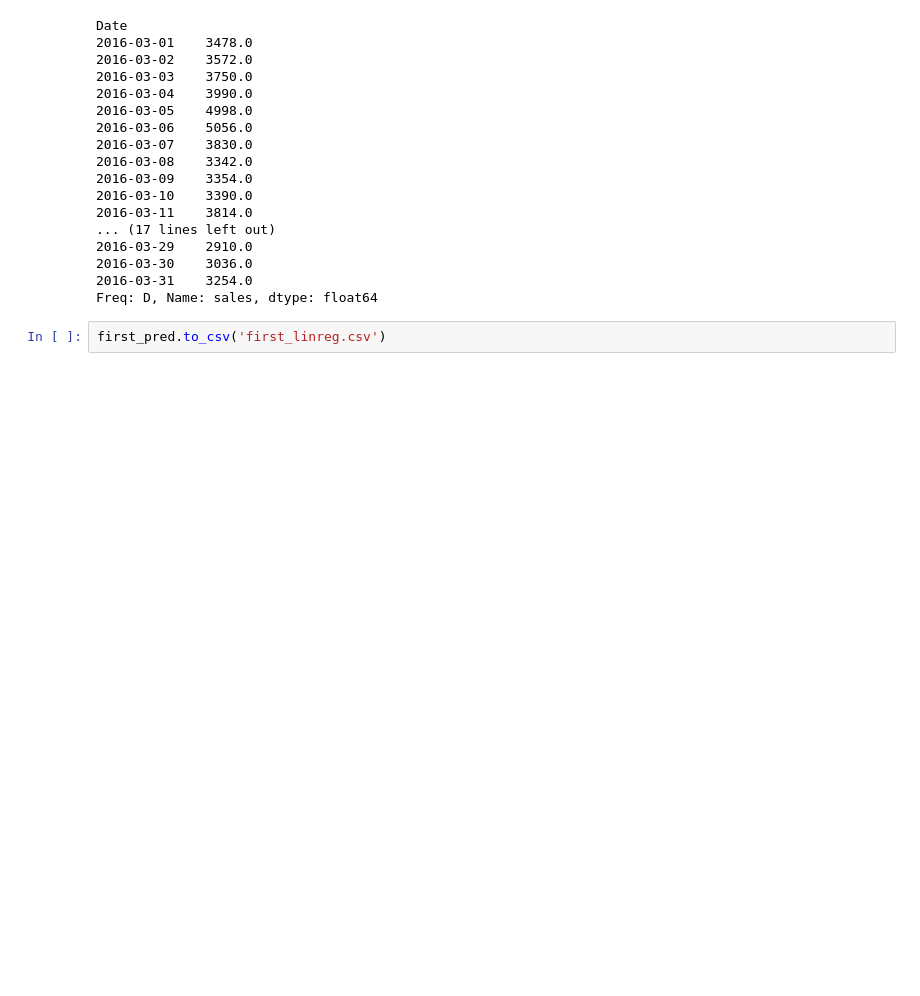
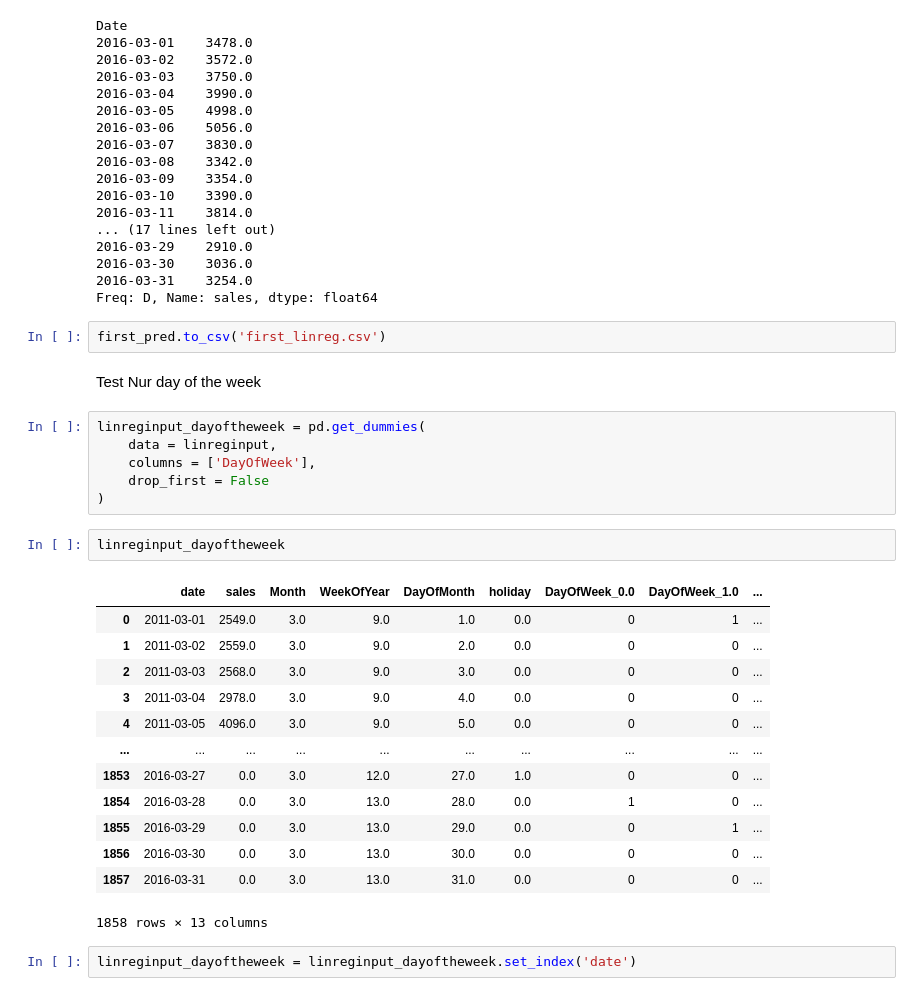
Before and after one commit to EdwinUe/BAB_WS22-23, a Jupyter notebook: Code/003BusinessAnalyticsBProjekt.ipynb, the cells around one changed output. Cells and saved outputs as stored; diff of their text form; blank space fills up the shorter version.

```diff
--- a/Code/003BusinessAnalyticsBProjekt.ipynb
+++ b/Code/003BusinessAnalyticsBProjekt.ipynb
@@ -481,3 +481,29 @@ Date
 Freq: D, Name: sales, dtype: float64
 # %%
 first_pred.to_csv('first_linreg.csv')
+# %% [markdown]
+Test Nur day of the week
+# %%
+linreginput_dayoftheweek = pd.get_dummies(
+    data = linreginput,
+    columns = ['DayOfWeek'],
+    drop_first = False
+)
+# %%
+linreginput_dayoftheweek
+# %% [output]
+|  | date | sales | Month | WeekOfYear | DayOfMonth | holiday | DayOfWeek_0.0 | DayOfWeek_1.0 | ... |
+| 0 | 2011-03-01 | 2549.0 | 3.0 | 9.0 | 1.0 | 0.0 | 0 | 1 | ... |
+| 1 | 2011-03-02 | 2559.0 | 3.0 | 9.0 | 2.0 | 0.0 | 0 | 0 | ... |
+| 2 | 2011-03-03 | 2568.0 | 3.0 | 9.0 | 3.0 | 0.0 | 0 | 0 | ... |
+| 3 | 2011-03-04 | 2978.0 | 3.0 | 9.0 | 4.0 | 0.0 | 0 | 0 | ... |
+| 4 | 2011-03-05 | 4096.0 | 3.0 | 9.0 | 5.0 | 0.0 | 0 | 0 | ... |
+| ... | ... | ... | ... | ... | ... | ... | ... | ... | ... |
+| 1853 | 2016-03-27 | 0.0 | 3.0 | 12.0 | 27.0 | 1.0 | 0 | 0 | ... |
+| 1854 | 2016-03-28 | 0.0 | 3.0 | 13.0 | 28.0 | 0.0 | 1 | 0 | ... |
+| 1855 | 2016-03-29 | 0.0 | 3.0 | 13.0 | 29.0 | 0.0 | 0 | 1 | ... |
+| 1856 | 2016-03-30 | 0.0 | 3.0 | 13.0 | 30.0 | 0.0 | 0 | 0 | ... |
+| 1857 | 2016-03-31 | 0.0 | 3.0 | 13.0 | 31.0 | 0.0 | 0 | 0 | ... |
+1858 rows × 13 columns
+# %%
+linreginput_dayoftheweek = linreginput_dayoftheweek.set_index('date')
```
Also changed, not shown: parts of 8 cells of this notebook, 1 other file.
